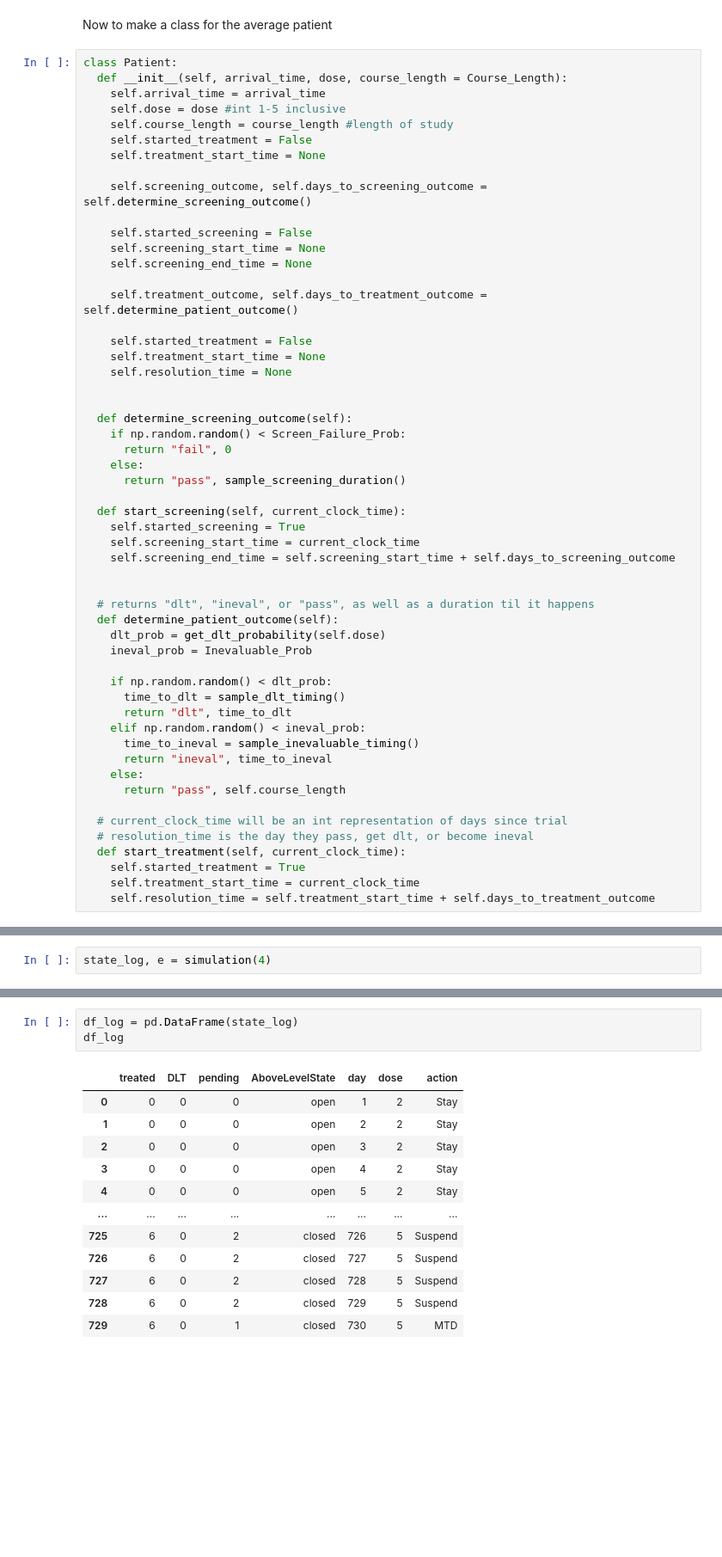
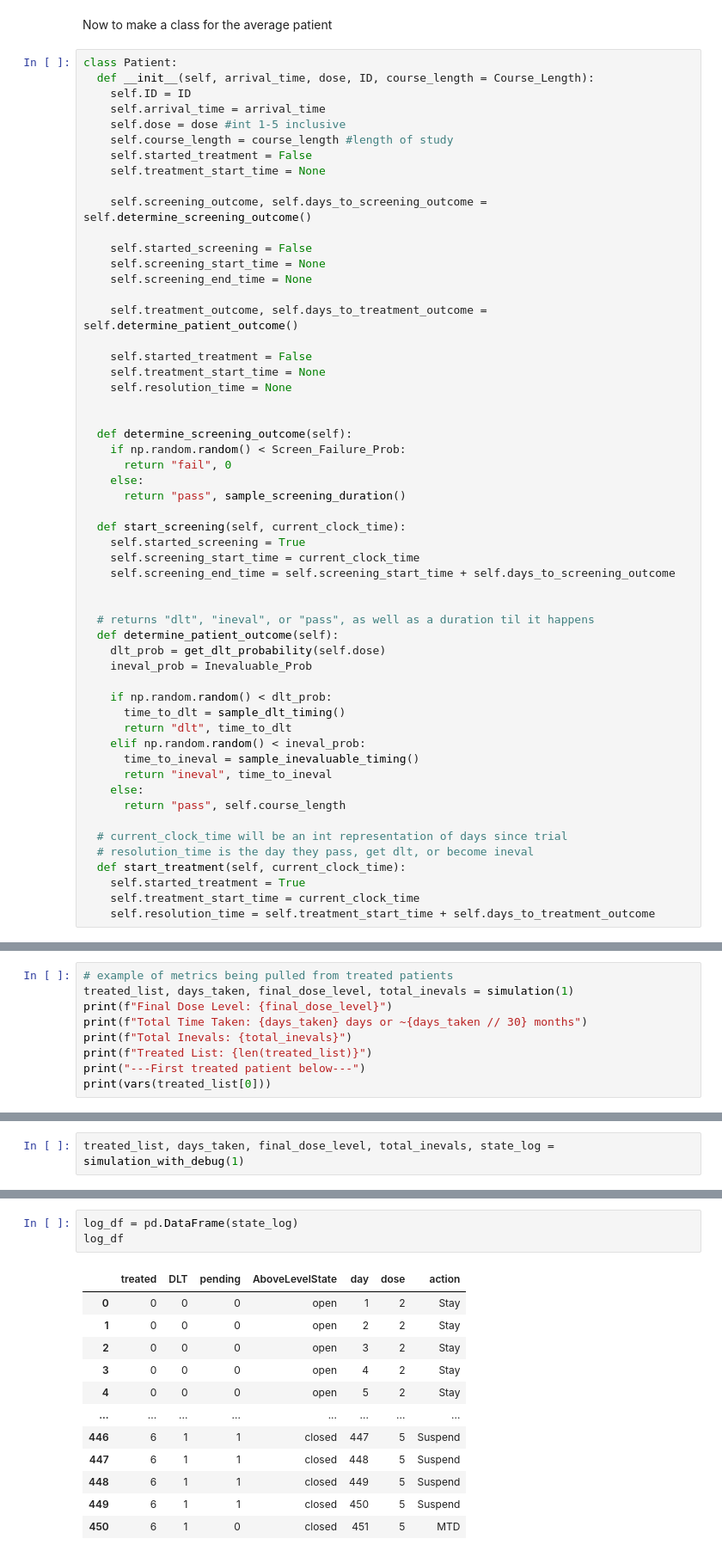
Before and after one commit to LiamCarter2000/LiamCarter2000, a Jupyter notebook: 3+3_Simulations.ipynb, the cells around one changed output, grey strips where cells are left out. Shown at 86% size. Saved outputs shown, nothing was run; the diff lists cells and outputs as text; blank space fills up the shorter version.

Commit message:
2/4, debug mode enabled

```diff
--- a/3+3_Simulations.ipynb
+++ b/3+3_Simulations.ipynb
@@ -107,7 +105,8 @@ def sample_inevaluable_timing():
 Now to make a class for the average patient
 # %%
 class Patient:
-  def __init__(self, arrival_time, dose, course_length = Course_Length):
+  def __init__(self, arrival_time, dose, ID, course_length = Course_Length):
+    self.ID = ID
     self.arrival_time = arrival_time
     self.dose = dose #int 1-5 inclusive
     self.course_length = course_length #length of study
@@ -328,2 +314,0 @@ def simulation(trial_type):
-# %%
-state_log, e = simulation(4)
@@ -338,0 +315,9 @@ Overlooked patients: 33
+# %%
+# example of metrics being pulled from treated patients
+treated_list, days_taken, final_dose_level, total_inevals = simulation(1)
+print(f"Final Dose Level: {final_dose_level}")
+print(f"Total Time Taken: {days_taken} days or ~{days_taken // 30} months")
+print(f"Total Inevals: {total_inevals}")
+print(f"Treated List: {len(treated_list)}")
+print("---First treated patient below---")
+print(vars(treated_list[0]))
@@ -338,0 +659,2 @@ Overlooked patients: 33
+# %%
+treated_list, days_taken, final_dose_level, total_inevals, state_log = simulation_with_debug(1)
@@ -339,16 +679,16 @@ Overlooked patients: 33
 # %%
-df_log = pd.DataFrame(state_log)
-df_log
+log_df = pd.DataFrame(state_log)
+log_df
 # %% [output]
 |  | treated | DLT | pending | AboveLevelState | day | dose | action |
 | 0 | 0 | 0 | 0 | open | 1 | 2 | Stay |
 | 1 | 0 | 0 | 0 | open | 2 | 2 | Stay |
 | 2 | 0 | 0 | 0 | open | 3 | 2 | Stay |
 | 3 | 0 | 0 | 0 | open | 4 | 2 | Stay |
 | 4 | 0 | 0 | 0 | open | 5 | 2 | Stay |
 | ... | ... | ... | ... | ... | ... | ... | ... |
-| 725 | 6 | 0 | 2 | closed | 726 | 5 | Suspend |
-| 726 | 6 | 0 | 2 | closed | 727 | 5 | Suspend |
-| 727 | 6 | 0 | 2 | closed | 728 | 5 | Suspend |
-| 728 | 6 | 0 | 2 | closed | 729 | 5 | Suspend |
-| 729 | 6 | 0 | 1 | closed | 730 | 5 | MTD |
+| 446 | 6 | 1 | 1 | closed | 447 | 5 | Suspend |
+| 447 | 6 | 1 | 1 | closed | 448 | 5 | Suspend |
+| 448 | 6 | 1 | 1 | closed | 449 | 5 | Suspend |
+| 449 | 6 | 1 | 1 | closed | 450 | 5 | Suspend |
+| 450 | 6 | 1 | 0 | closed | 451 | 5 | MTD |
```
Also changed, not shown: parts of 17 cells of this notebook.
